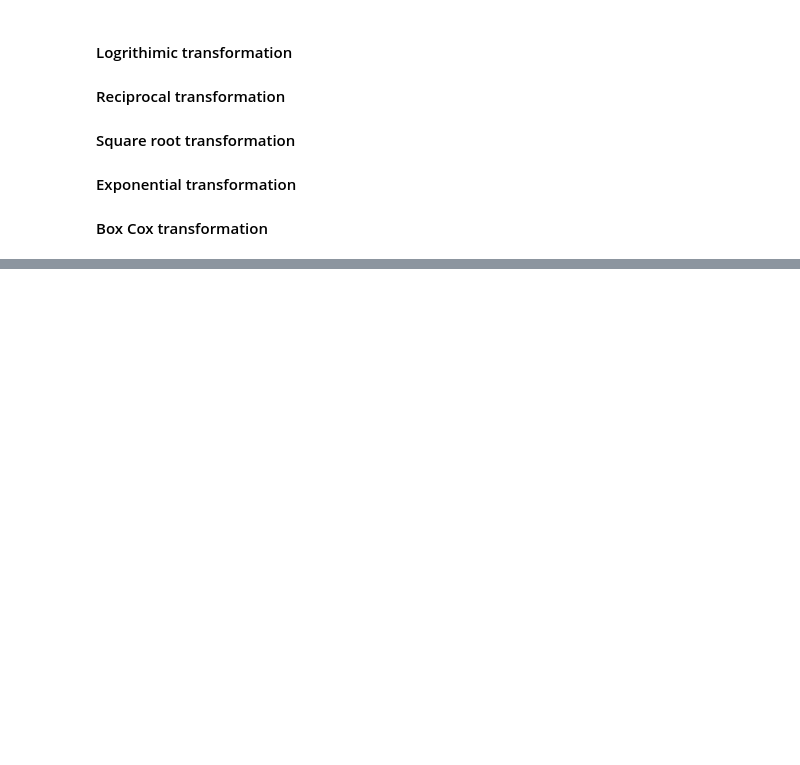
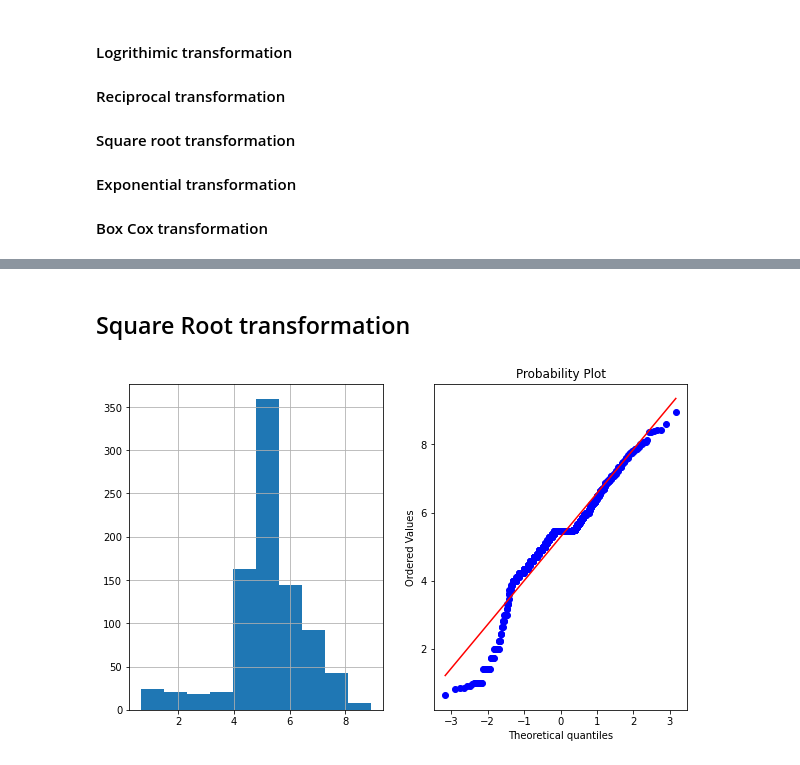
Before and after one commit to Sathishkumar3645/DS-Training, a Jupyter notebook: Feature Engineering/Transfarmation of Features.ipynb, the cells around one changed output, grey strips where cells are left out. Saved outputs shown, nothing was run; the diff lists cells and outputs as text; code cells hidden in the pictures; blank space fills up the shorter version.

```diff
--- a/Feature Engineering/Transfarmation of Features.ipynb
+++ b/Feature Engineering/Transfarmation of Features.ipynb
@@ -162,0 +218,7 @@ df_robust.head()
+# %% [markdown]
+## Square Root transformation
+# %%
+df['Age_sqr']=df.Age**(1/2)
+plot(df,'Age_sqr')
+# %% [output]
+[figure, added]
```
Also changed, not shown: parts of 22 cells of this notebook.
